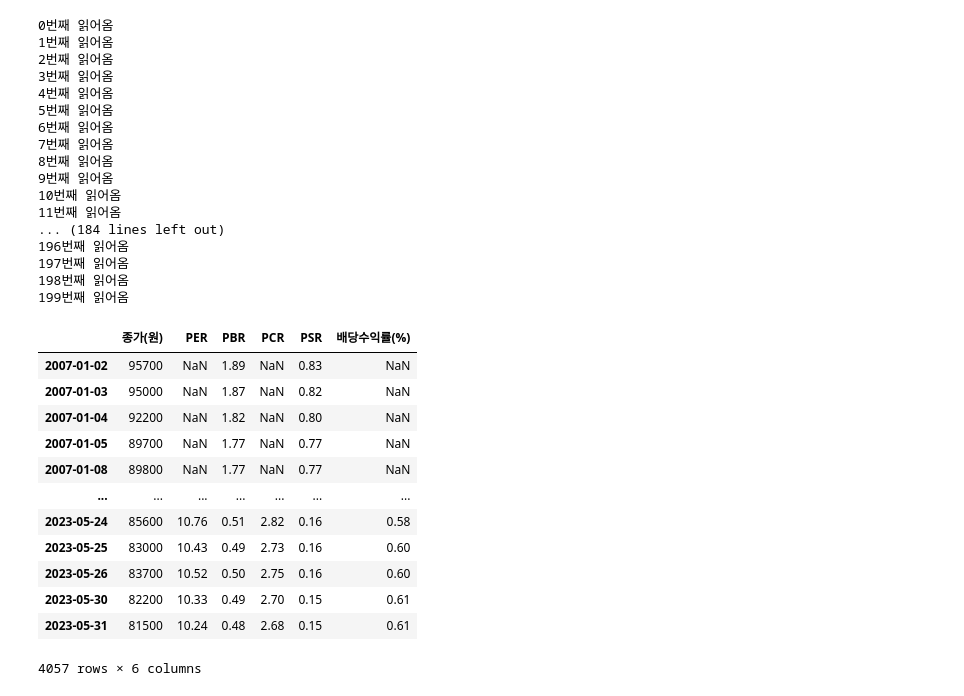
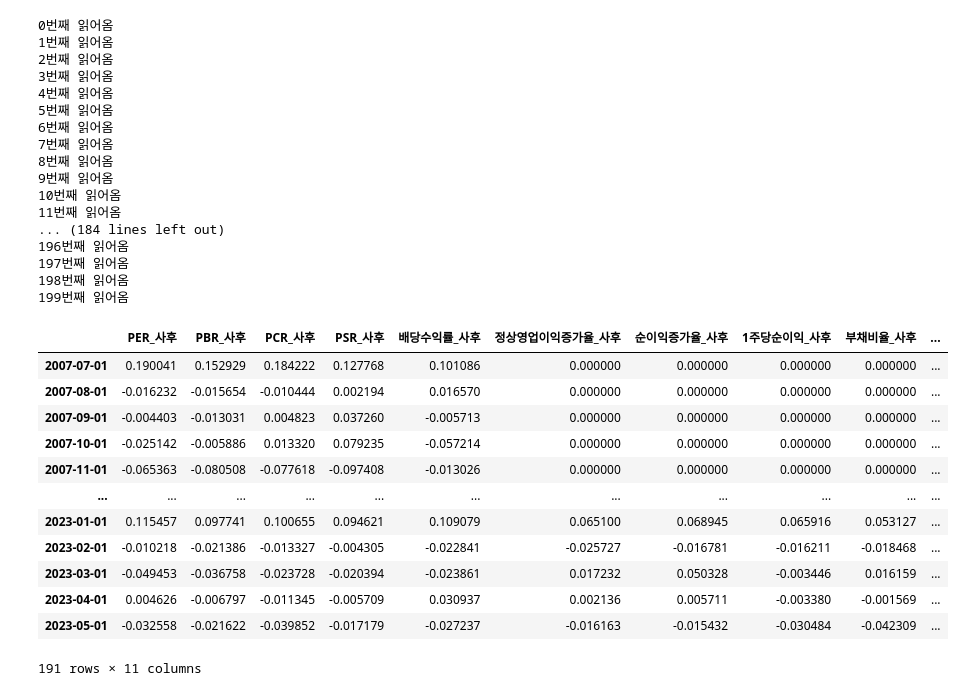
Before and after one commit to Meermeer/Projects, a Jupyter notebook: 사후수익률뽑자2.ipynb, the cells around one changed output. Saved outputs shown, nothing was run; the diff lists cells and outputs as text; code cells hidden in the pictures.

```diff
--- a/사후수익률뽑자2.ipynb
+++ b/사후수익률뽑자2.ipynb
@@ -231,16 +144,0 @@ for i in range(len(long_li)):
-# %%
-code1
-# %% [output]
-|  | 종가(원) | PER | PBR | PCR | PSR | 배당수익률(%) |
-| 2007-01-02 | 95700 | NaN | 1.89 | NaN | 0.83 | NaN |
-| 2007-01-03 | 95000 | NaN | 1.87 | NaN | 0.82 | NaN |
-| 2007-01-04 | 92200 | NaN | 1.82 | NaN | 0.80 | NaN |
-| 2007-01-05 | 89700 | NaN | 1.77 | NaN | 0.77 | NaN |
-| 2007-01-08 | 89800 | NaN | 1.77 | NaN | 0.77 | NaN |
-| ... | ... | ... | ... | ... | ... | ... |
-| 2023-05-24 | 85600 | 10.76 | 0.51 | 2.82 | 0.16 | 0.58 |
-| 2023-05-25 | 83000 | 10.43 | 0.49 | 2.73 | 0.16 | 0.60 |
-| 2023-05-26 | 83700 | 10.52 | 0.50 | 2.75 | 0.16 | 0.60 |
-| 2023-05-30 | 82200 | 10.33 | 0.49 | 2.70 | 0.15 | 0.61 |
-| 2023-05-31 | 81500 | 10.24 | 0.48 | 2.68 | 0.15 | 0.61 |
-4057 rows × 6 columns
@@ -246,0 +169,44 @@ code1
+# %%
+# main_data = pd.DataFrame({
+#     'PER_사후': rate1,
+#     'PBR_사후': rate2,
+#     'PCR_사후': rate3,
+#     'PSR_사후': rate4,
+#     '배당수익률_사후': rate5,
+#     '정상영업이익증가율_사후': rate6,
+#     '순이익증가율_사후': rate7,
+#     '1주당순이익_사후': rate8,
+#     '부채비율_사후': rate9,
+#     '매출액정상영업이익률_사후': rate10,
+#     '매출액증가율_사후': rate11
+# }, index=date_list)  # 시계열 데이터를 인덱스로 설정
+
+main_data = pd.DataFrame({
+    'PER_사후': long_rate1,
+    'PBR_사후': long_rate2,
+    'PCR_사후': long_rate3,
+    'PSR_사후': long_rate4,
+    '배당수익률_사후': long_rate5,
+    '정상영업이익증가율_사후': long_rate6,
+    '순이익증가율_사후': long_rate7,
+    '1주당순이익_사후': long_rate8,
+    '부채비율_사후': long_rate9,
+    '매출액정상영업이익률_사후': long_rate10,
+    '매출액증가율_사후': long_rate11
+}, index=date_list)  # 시계열 데이터를 인덱스로 설정
+# %%
+main_data
+# %% [output]
+|  | PER_사후 | PBR_사후 | PCR_사후 | PSR_사후 | 배당수익률_사후 | 정상영업이익증가율_사후 | 순이익증가율_사후 | 1주당순이익_사후 | 부채비율_사후 | ... |
+| 2007-07-01 | 0.190041 | 0.152929 | 0.184222 | 0.127768 | 0.101086 | 0.000000 | 0.000000 | 0.000000 | 0.000000 | ... |
+| 2007-08-01 | -0.016232 | -0.015654 | -0.010444 | 0.002194 | 0.016570 | 0.000000 | 0.000000 | 0.000000 | 0.000000 | ... |
+| 2007-09-01 | -0.004403 | -0.013031 | 0.004823 | 0.037260 | -0.005713 | 0.000000 | 0.000000 | 0.000000 | 0.000000 | ... |
+| 2007-10-01 | -0.025142 | -0.005886 | 0.013320 | 0.079235 | -0.057214 | 0.000000 | 0.000000 | 0.000000 | 0.000000 | ... |
+| 2007-11-01 | -0.065363 | -0.080508 | -0.077618 | -0.097408 | -0.013026 | 0.000000 | 0.000000 | 0.000000 | 0.000000 | ... |
+| ... | ... | ... | ... | ... | ... | ... | ... | ... | ... | ... |
+| 2023-01-01 | 0.115457 | 0.097741 | 0.100655 | 0.094621 | 0.109079 | 0.065100 | 0.068945 | 0.065916 | 0.053127 | ... |
+| 2023-02-01 | -0.010218 | -0.021386 | -0.013327 | -0.004305 | -0.022841 | -0.025727 | -0.016781 | -0.016211 | -0.018468 | ... |
+| 2023-03-01 | -0.049453 | -0.036758 | -0.023728 | -0.020394 | -0.023861 | 0.017232 | 0.050328 | -0.003446 | 0.016159 | ... |
+| 2023-04-01 | 0.004626 | -0.006797 | -0.011345 | -0.005709 | 0.030937 | 0.002136 | 0.005711 | -0.003380 | -0.001569 | ... |
+| 2023-05-01 | -0.032558 | -0.021622 | -0.039852 | -0.017179 | -0.027237 | -0.016163 | -0.015432 | -0.030484 | -0.042309 | ... |
+191 rows × 11 columns
```
Also changed, not shown: parts of 12 cells of this notebook, 1 other file.
